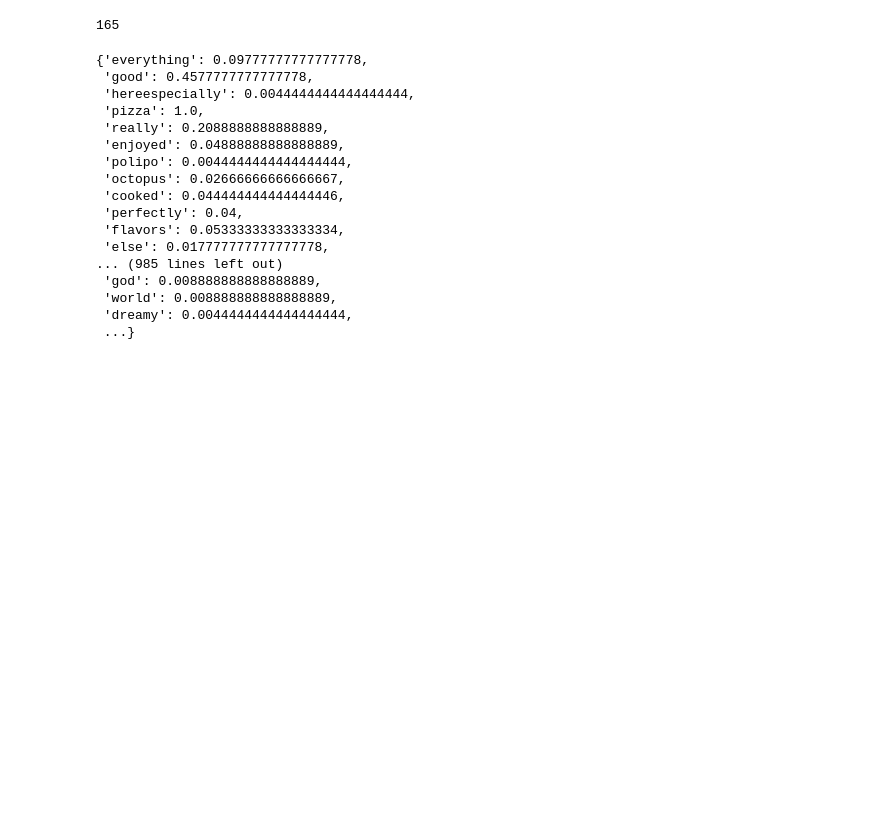
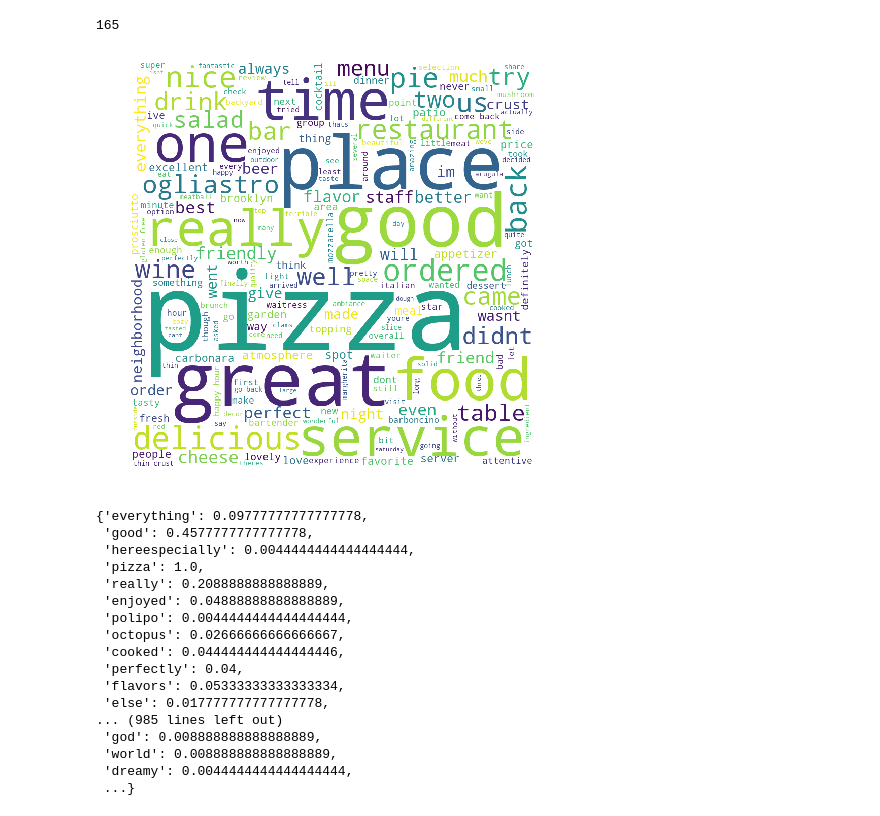
Before and after one commit to mikethisyamondol/yelp, a Jupyter notebook: Yelp.ipynb, the cells around one changed output. Saved outputs shown, nothing was run; the diff lists cells and outputs as text; code cells hidden in the pictures; blank space fills up the shorter version.

```diff
--- a/Yelp.ipynb
+++ b/Yelp.ipynb
@@ -33,36 +33,38 @@ len(reviews)
 # %% [output]
 165
 # %%
-# comment_words = ' '
-# stopwords = set(STOPWORDS)
+comment_words = ' '
+stopwords = set(STOPWORDS)
 
-# # iterate through the csv file
-# for val in reviews:
+# iterate through the csv file
+for val in reviews:
 
-#     # typecaste each val to string
-#     val = str(val)
+    # typecaste each val to string
+    val = str(val)
 
-#     # split the value
-#     tokens = val.split()
+    # split the value
+    tokens = val.split()
 
-#     # Converts each token into lowercase
-#     for i in range(len(tokens)):
-#         tokens[i] = tokens[i].lower()
+    # Converts each token into lowercase
+    for i in range(len(tokens)):
+        tokens[i] = tokens[i].lower()
 
-#     for words in tokens:
-#         comment_words = comment_words + words + ' '
+    for words in tokens:
+        comment_words = comment_words + words + ' '
 
 
-# wordcloud = WordCloud(width = 800, height = 800,
-#                 background_color ='white',
-#                 stopwords = stopwords,
-#                 min_font_size = 10).generate(comment_words)
+wordcloud = WordCloud(width = 800, height = 800,
+                background_color ='white',
+                stopwords = stopwords,
+                min_font_size = 10).generate(comment_words)
 
-# # plot the WordCloud image
-# plt.figure(figsize = (6, 6), facecolor = None)
-# plt.imshow(wordcloud)
-# plt.axis("off")
-# plt.tight_layout(pad = 0)
+# plot the WordCloud image
+plt.figure(figsize = (6, 6), facecolor = None)
+plt.imshow(wordcloud)
+plt.axis("off")
+plt.tight_layout(pad = 0)
+# %% [output]
+[figure, added]
 # %%
 reviews = [i.lower() for i in reviews]
 reviews = [re.sub("[^\w\s]", '', i) for i in reviews]
```
